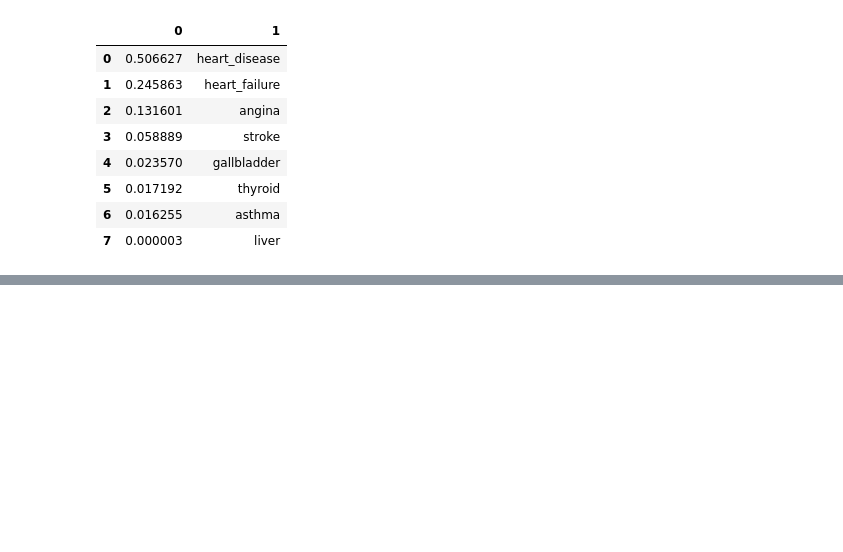
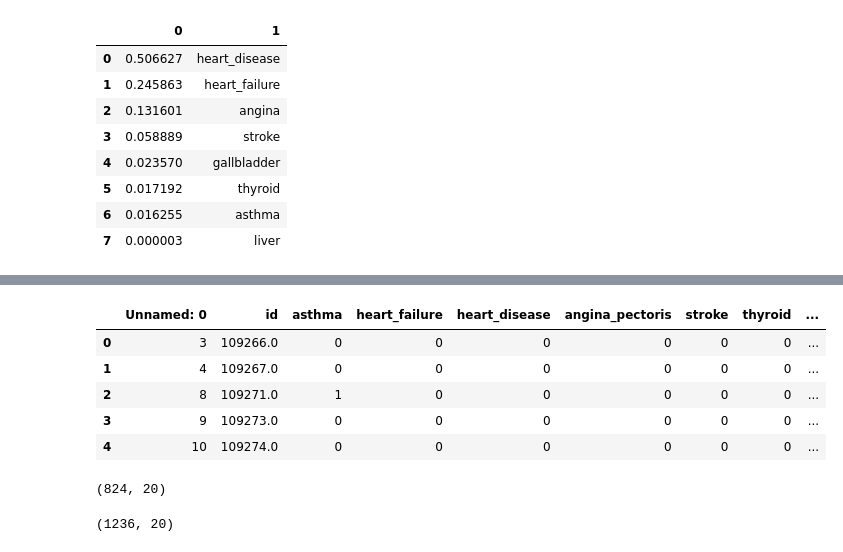
Before and after one commit to equitymarkets/HeartAttackPrediction, a Jupyter notebook: hyper_parameter_tuning.ipynb, the cells around one changed output, grey strips where cells are left out. Drawn from its saved outputs; the diff is of its cells as text; code cells hidden in the pictures; blank space fills up the shorter version.

```diff
--- a/hyper_parameter_tuning.ipynb
+++ b/hyper_parameter_tuning.ipynb
@@ -540,0 +565,22 @@ importances_df
+# %%
+non_heart_attack = combined_df[combined_df['heart_attack'] == 0]
+non_heart_attack.head()
+# %% [output]
+|  | Unnamed: 0 | id | asthma | heart_failure | heart_disease | angina_pectoris | stroke | thyroid | ... |
+| 0 | 3 | 109266.0 | 0 | 0 | 0 | 0 | 0 | 0 | ... |
+| 1 | 4 | 109267.0 | 0 | 0 | 0 | 0 | 0 | 0 | ... |
+| 2 | 8 | 109271.0 | 1 | 0 | 0 | 0 | 0 | 0 | ... |
+| 3 | 9 | 109273.0 | 0 | 0 | 0 | 0 | 0 | 0 | ... |
+| 4 | 10 | 109274.0 | 0 | 0 | 0 | 0 | 0 | 0 | ... |
+# %%
+non_heart_attack = non_heart_attack.sample(n=824,random_state = 444)
+non_heart_attack.head()
+non_heart_attack.shape
+# %% [output]
+(824, 20)
+# %%
+down_sampled_df = pd.concat([non_heart_attack, heart_attack])
+down_sampled_df.head()
+down_sampled_df.shape
+# %% [output]
+(1236, 20)
```
Also changed, not shown: parts of 19 cells of this notebook.
